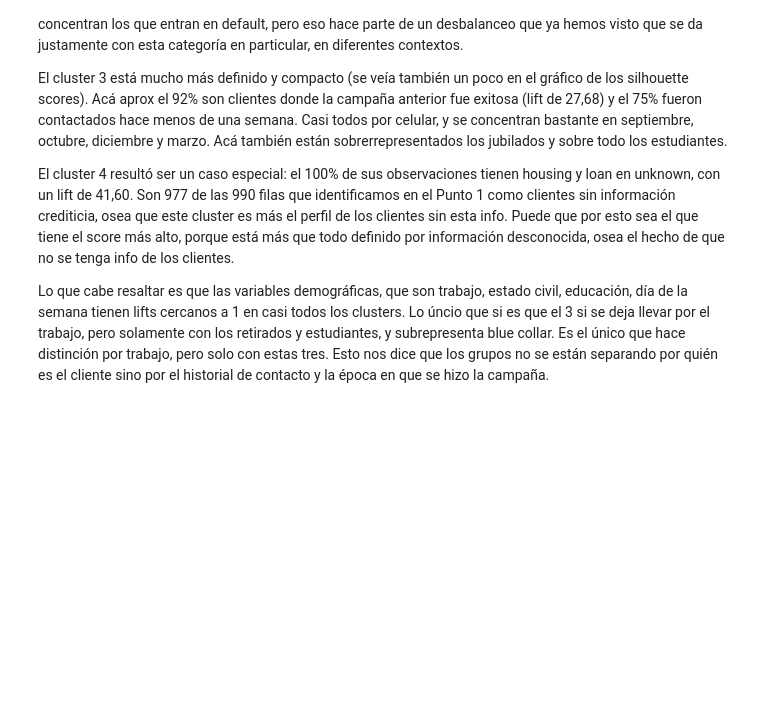
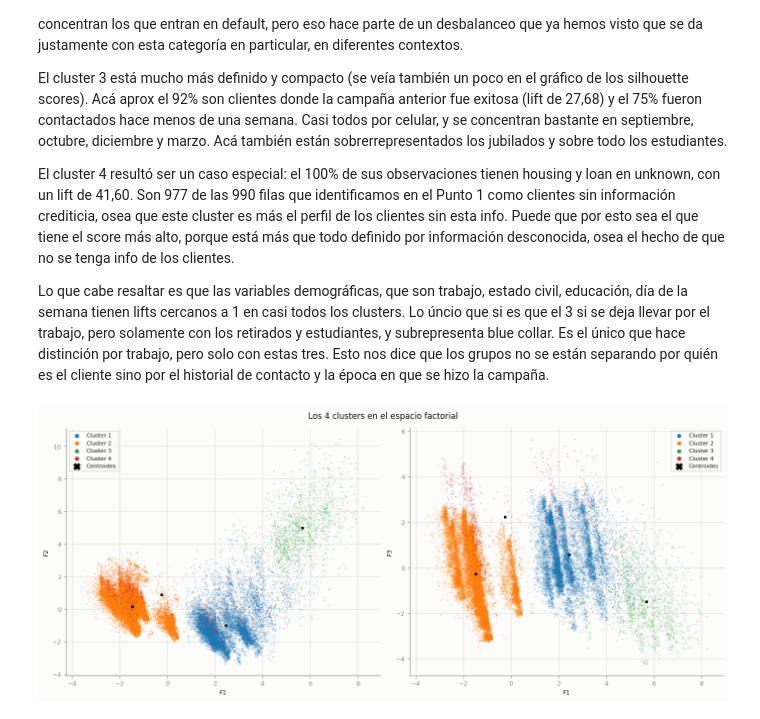
Before and after one commit to antobeni07/Taller_No-Supervisado, a Jupyter notebook: 02_No_Supervisado.ipynb, the cells around one changed output. Saved outputs shown, nothing was run; the diff lists cells and outputs as text; code cells hidden in the pictures; blank space fills up the shorter version.

```diff
--- a/02_No_Supervisado.ipynb
+++ b/02_No_Supervisado.ipynb
@@ -907,3 +926,28 @@ El cluster 3 está mucho más definido y compacto (se veía también un poco en
 El cluster 4 resultó ser un caso especial: el 100% de sus observaciones tienen housing y loan en unknown, con un lift de 41,60. Son 977 de las 990 filas que identificamos en el Punto 1 como clientes sin información crediticia, osea que este cluster es más el perfil de los clientes sin esta info. Puede que por esto sea el que tiene el score más alto, porque está más que todo definido por información desconocida, osea el hecho de que no se tenga info de los clientes.
 
 Lo que cabe resaltar es que las variables demográficas, que son trabajo, estado civil, educación, día de la semana tienen lifts cercanos a 1 en casi todos los clusters. Lo úncio que si es que el 3 si se deja llevar por el trabajo, pero solamente con los retirados y estudiantes, y subrepresenta blue collar. Es el único que hace distinción por trabajo, pero solo con estas tres. Esto nos dice que los grupos no se están separando por quién es el cliente sino por el historial de contacto y la época en que se hizo la campaña.
+# %%
+fig, axes = plt.subplots(1, 2, figsize=(14, 6))
+cent = modelo_kmeans.cluster_centers_
+
+for ax, (a, b) in zip(axes, [("F1", "F2"), ("F1", "F3")]):
+    ia, ib = int(a[1:]) - 1, int(b[1:]) - 1
+    for c in range(1, k_elegido + 1):
+        m = perfil["Cluster"].values == c
+        ax.scatter(df_modelo.loc[m, a], df_modelo.loc[m, b], s=4, alpha=0.25,
+                   color=plt.get_cmap("tab10")(c - 1),
+                   label=f"Cluster {c}", linewidths=0)
+    ax.scatter(cent[:, ia], cent[:, ib], marker="X", s=10,
+               c="black", zorder=5, label="Centroides")
+    leg = ax.legend(fontsize=8, markerscale=3)
+    for lh in leg.legend_handles:
+        lh.set_alpha(1)
+    ax.set_xlabel(a)
+    ax.set_ylabel(b)
+    clean_ax(ax)
+
+fig.suptitle(f"Los {k_elegido} clusters en el espacio factorial", fontsize=12)
+plt.tight_layout()
+plt.show()
+# %% [output]
+[figure, added]
```
Also changed, not shown: parts of 5 cells of this notebook.
